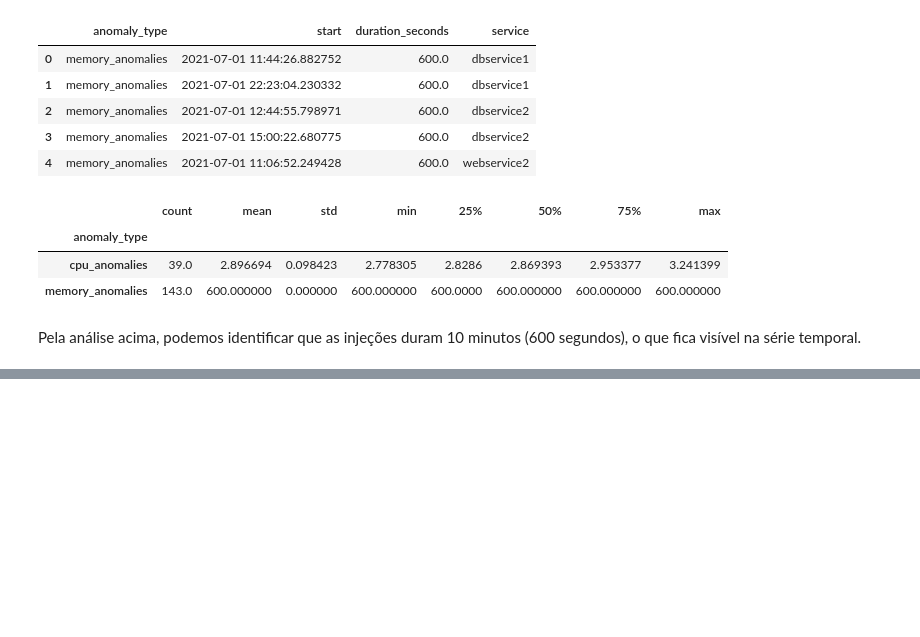
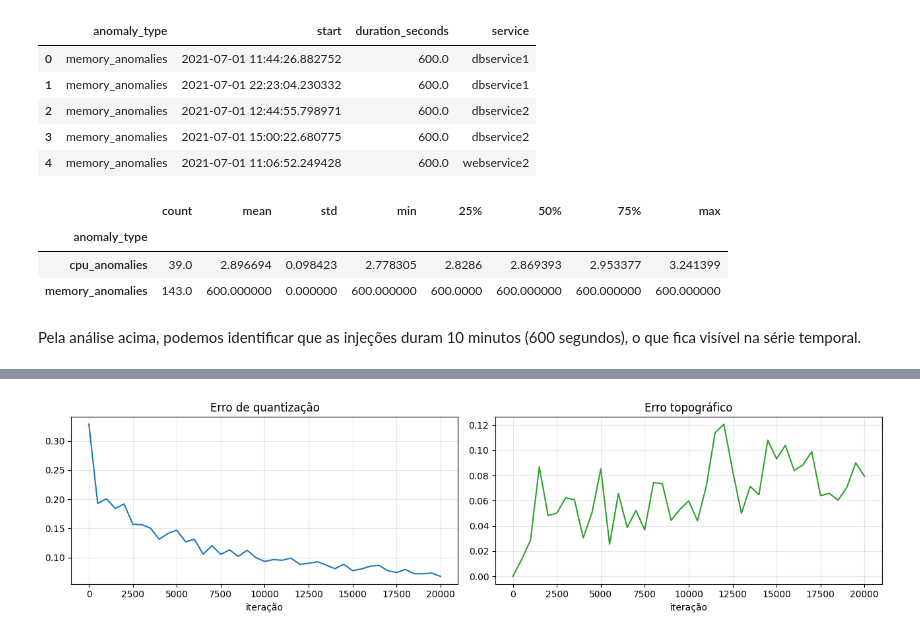
Before and after one commit to JoaoVictorCRP/mestrado-ppgca, a Jupyter notebook: notebooks/som-ad.ipynb, the cells around one changed output, grey strips where cells are left out. Drawn from its saved outputs; the diff is of its cells as text; code cells hidden in the pictures; blank space fills up the shorter version.

Commit message:
som-ad: treinamento do SOM e visualizacao do QE e TE

```diff
--- a/notebooks/som-ad.ipynb
+++ b/notebooks/som-ad.ipynb
@@ -256,0 +269,34 @@ Pela análise acima, podemos identificar que as injeções duram 10 minutos (600
+# %%
+ROWS, COLS = 10, 10
+SIGMA = 2.0
+LEARNING_RATE = 0.5
+ITERATIONS = 20_000
+
+som = MiniSom(
+  ROWS, COLS,
+  input_len=X_train.shape[1],
+  sigma=SIGMA,
+  learning_rate=LEARNING_RATE,
+  neighborhood_function='gaussian',
+  random_seed=SEED
+)
+
+som.pca_weights_init(X_train) # Principal Component Analysis para definir o valor inicial dos pesos.
+# %%
+rng = np.random.default_rng(SEED)
+sample_monitor = X_train[rng.choice(len(X_train), size=5000, replace=False)] # Subconjunto aleatório para medir erros rapidamente
+
+history = {'iteration': [], 'quantization_error': [], 'topographic_error': []}
+
+# loop de treinamento
+for t in range(ITERATIONS):
+  x = X_train[rng.integers(len(X_train))]
+  bmu = som.winner(x)
+  som.update(x, bmu, t, ITERATIONS)
+
+  if t % 500 == 0 or t == ITERATIONS - 1:
+    history['iteration'].append(t)
+    history['quantization_error'].append(som.quantization_error(sample_monitor))
+    history['topographic_error'].append(som.topographic_error(sample_monitor))
+
+print(f"QE final: {(history['quantization_error'][-1]).round(3)}, TE final: {(history['topographic_error'][-1]).round(3)}")
@@ -256,0 +310,12 @@ Pela análise acima, podemos identificar que as injeções duram 10 minutos (600
+# %%
+fig, axes = plt.subplots(1, 2, figsize=(13, 3.5))
+
+axes[0].plot(history['iteration'], history['quantization_error'])
+axes[0].set(title='Erro de quantização', xlabel='iteração')
+axes[1].plot(history['iteration'], history['topographic_error'], color='tab:green')
+axes[1].set(title='Erro topográfico', xlabel='iteração')
+
+plt.tight_layout()
+plt.show()
+# %% [output]
+[figure, added]
```
Also changed, not shown: parts of 3 cells of this notebook.
